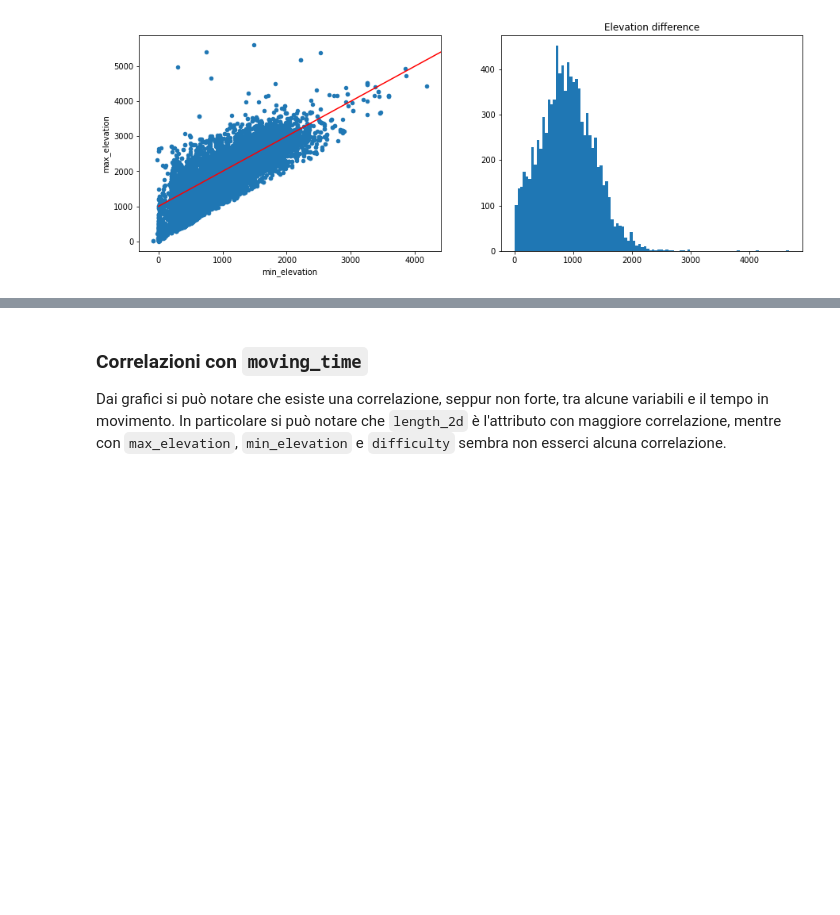
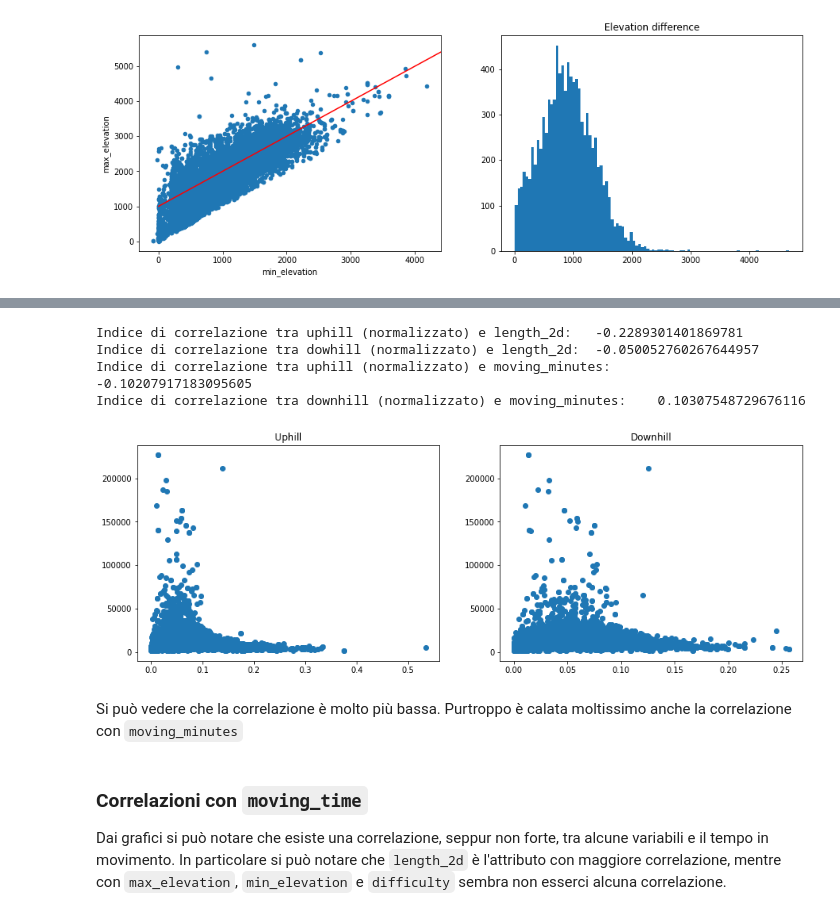
Before and after one commit to Carlovan/hiking-time-predictor, a Jupyter notebook: Progetto.ipynb, the cells around one changed output, grey strips where cells are left out. Saved outputs shown, nothing was run; the diff lists cells and outputs as text; code cells hidden in the pictures; blank space fills up the shorter version.

```diff
--- a/Progetto.ipynb
+++ b/Progetto.ipynb
@@ -131,3 +176,30 @@ Indice di correlazione: 0.7984723804600158
+# %%
+fig, axes = plt.subplots(1, 2, figsize=(15,5))
+norm_uphill = data['uphill'] / data['length_2d']
+axes[0].scatter(norm_uphill, data['length_2d'])
+axes[0].set_title('Uphill')
+corr_uphill = np.corrcoef(norm_uphill, data['length_2d'])[0,1]
+
+norm_downhill = data['downhill'] / data['length_2d']
+axes[1].scatter(norm_downhill, data['length_2d'])
+axes[1].set_title('Downhill')
+corr_downhill = np.corrcoef(norm_downhill, data['length_2d'])[0,1]
+
+corr_uphill_time = np.corrcoef(norm_uphill, data['moving_minutes'])[0,1]
+corr_downhill_time = np.corrcoef(norm_downhill, data['moving_minutes'])[0,1]
+
+print(f'Indice di correlazione tra uphill (normalizzato) e length_2d:\t{corr_uphill}')
+print(f'Indice di correlazione tra dowhill (normalizzato) e length_2d:\t{corr_downhill}')
+print(f'Indice di correlazione tra uphill (normalizzato) e moving_minutes:\t{corr_uphill_time}')
+print(f'Indice di correlazione tra downhill (normalizzato) e moving_minutes:\t{corr_downhill_time}')
+# %% [output]
+Indice di correlazione tra uphill (normalizzato) e length_2d:   -0.2289301401869781
+Indice di correlazione tra dowhill (normalizzato) e length_2d:  -0.050052760267644957
+Indice di correlazione tra uphill (normalizzato) e moving_minutes:      -0.10207917183095605
+Indice di correlazione tra downhill (normalizzato) e moving_minutes:    0.10307548729676116
+[figure, added]
+# %% [markdown]
+Si può vedere che la correlazione è molto più bassa. Purtroppo è calata moltissimo anche la correlazione con `moving_minutes`
 # %% [markdown]
 ### Correlazioni con `moving_time`
 Dai grafici si può notare che esiste una correlazione, seppur non forte, tra alcune variabili e il tempo in movimento. In particolare si può notare che `length_2d` è l'attributo con maggiore correlazione, mentre con `max_elevation`, `min_elevation` e `difficulty` sembra non esserci alcuna correlazione.
```
Also changed, not shown: parts of 54 cells of this notebook, 1 other file.
